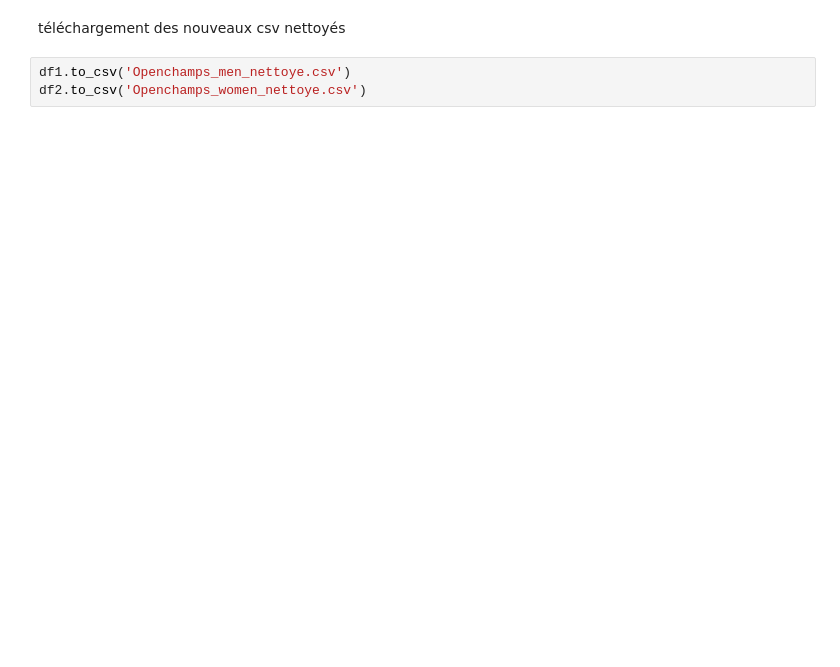
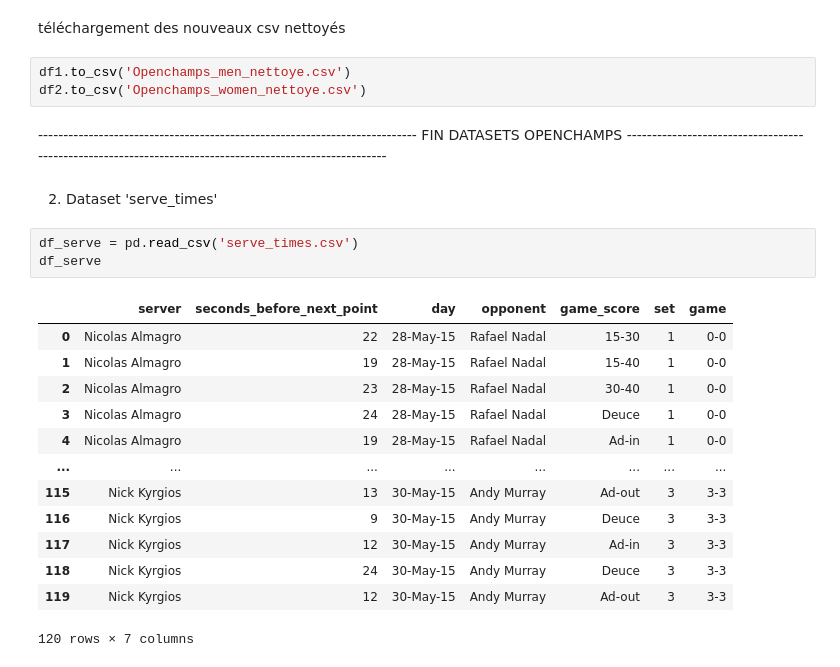
Before and after one commit to S0nia11/Projet_Sp-, a Jupyter notebook: Nettoyage data/Datasets/Matchs/Structure_datasets.ipynb, the cells around one changed output. Drawn from its saved outputs; the diff is of its cells as text; blank space fills up the shorter version.

```diff
--- a/Nettoyage data/Datasets/Matchs/Structure_datasets.ipynb
+++ b/Nettoyage data/Datasets/Matchs/Structure_datasets.ipynb
@@ -266,3 +268,24 @@ téléchargement des nouveaux csv nettoyés
 # %%
 df1.to_csv('Openchamps_men_nettoye.csv')
 df2.to_csv('Openchamps_women_nettoye.csv')
+# %% [markdown]
+---------------------------------------------------------------------------  FIN DATASETS OPENCHAMPS --------------------------------------------------------------------------------------------------------
+# %% [markdown]
+2. Dataset 'serve_times'
+# %%
+df_serve = pd.read_csv('serve_times.csv')
+df_serve
+# %% [output]
+|  | server | seconds_before_next_point | day | opponent | game_score | set | game |
+| 0 | Nicolas Almagro | 22 | 28-May-15 | Rafael Nadal | 15-30 | 1 | 0-0 |
+| 1 | Nicolas Almagro | 19 | 28-May-15 | Rafael Nadal | 15-40 | 1 | 0-0 |
+| 2 | Nicolas Almagro | 23 | 28-May-15 | Rafael Nadal | 30-40 | 1 | 0-0 |
+| 3 | Nicolas Almagro | 24 | 28-May-15 | Rafael Nadal | Deuce | 1 | 0-0 |
+| 4 | Nicolas Almagro | 19 | 28-May-15 | Rafael Nadal | Ad-in | 1 | 0-0 |
+| ... | ... | ... | ... | ... | ... | ... | ... |
+| 115 | Nick Kyrgios | 13 | 30-May-15 | Andy Murray | Ad-out | 3 | 3-3 |
+| 116 | Nick Kyrgios | 9 | 30-May-15 | Andy Murray | Deuce | 3 | 3-3 |
+| 117 | Nick Kyrgios | 12 | 30-May-15 | Andy Murray | Ad-in | 3 | 3-3 |
+| 118 | Nick Kyrgios | 24 | 30-May-15 | Andy Murray | Deuce | 3 | 3-3 |
+| 119 | Nick Kyrgios | 12 | 30-May-15 | Andy Murray | Ad-out | 3 | 3-3 |
+120 rows × 7 columns
```
Also changed, not shown: parts of 6 cells of this notebook, 6 other files.
